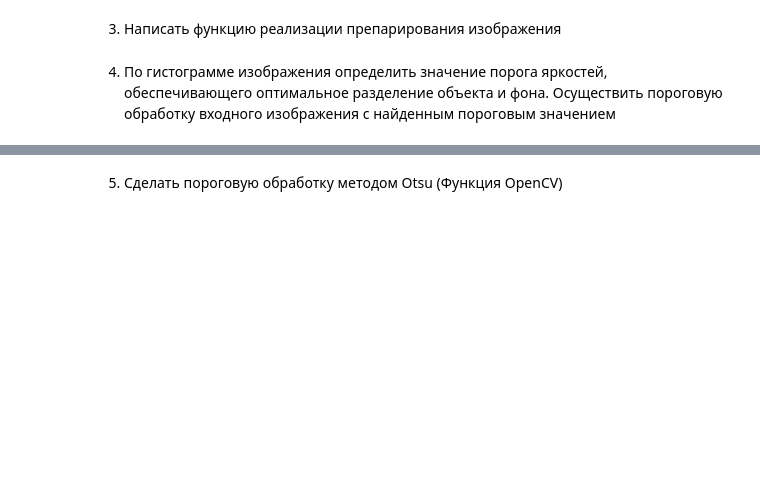
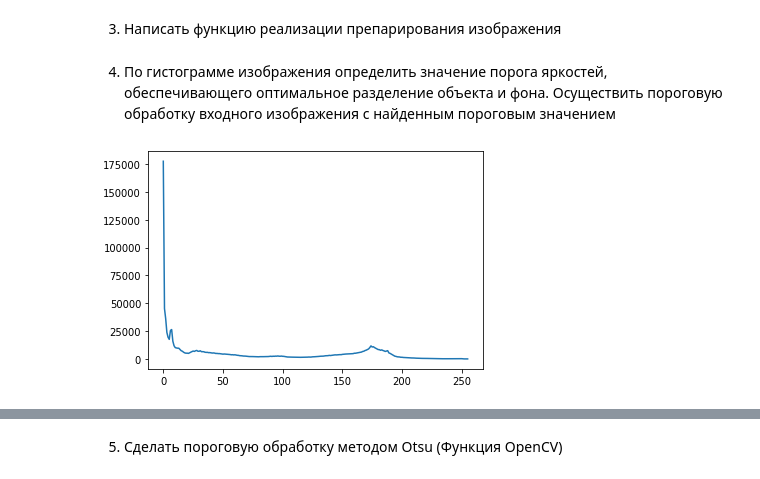
Before and after one commit to Liptee/Image-processing, a Jupyter notebook: LAB1/img_processing.ipynb, the cells around one changed output, grey strips where cells are left out. Drawn from its saved outputs; the diff is of its cells as text; code cells hidden in the pictures; blank space fills up the shorter version.

```diff
--- a/LAB1/img_processing.ipynb
+++ b/LAB1/img_processing.ipynb
@@ -118,5 +45,16 @@ opt = optimal(histogram)
 # %%
-def binary(img, t):
+def make_hist(img):
+    hist = []
+    for i in range(256):
+        hist.append(0)
+    for i in range (len(img)):
+        for j in range(len(img[0])):
+            hist[img[i][j]] +=1
+    plt.plot(hist)
+    plt.show()
+    return hist
+
+def binary(img, t, draw=True):
     copy = np.array(img, copy=True)
     for i in range(len(copy)):
         for j in range(len(copy[0])):
@@ -124,5 +62,14 @@ def binary(img, t):
                 copy[i][j] = 0
             else:
                 copy[i][j] = 255
+    if draw:
+        fig = plt.figure(figsize=(10,10))
+        ax = fig.add_subplot()
+        ax.imshow(copy, cmap='Greys_r')
+        plt.show()
     return copy
+# %%
+hist = make_hist(gray)
+# %% [output]
+[figure, added]
 # %%
```
Also changed, not shown: parts of 20 cells of this notebook.
